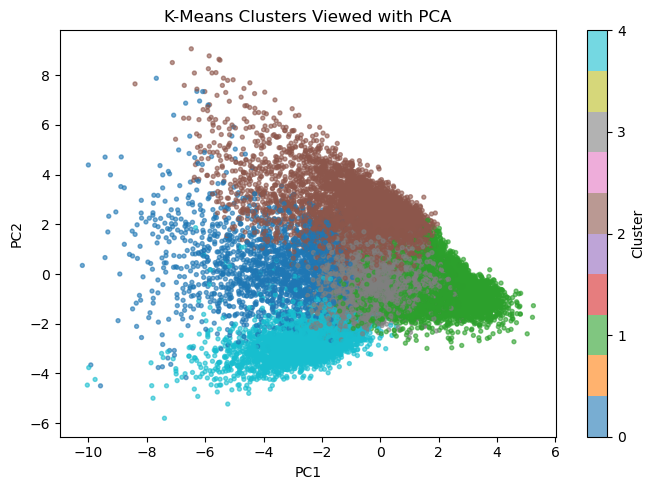
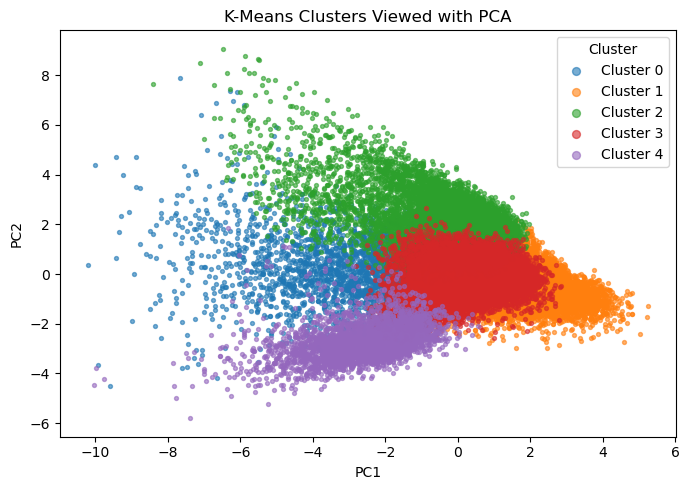
The change to this notebook cell's code, shown as a diff; its figure went from the first image to the second:
--- before
+++ after
@@ -4,17 +4,18 @@
 
 plt.figure(figsize=(7, 5))
-scatter = plt.scatter(
-    pca_components[:, 0],
-    pca_components[:, 1],
-    c=final_labels,
-    cmap="tab10",
-    s=8,
-    alpha=0.6,
-)
+for cluster in cluster_ticks:
+    cluster_mask = final_labels == cluster
+    plt.scatter(
+        pca_components[cluster_mask, 0],
+        pca_components[cluster_mask, 1],
+        color=plt.cm.tab10(int(cluster)),
+        label=f"Cluster {cluster}",
+        s=8,
+        alpha=0.6,
+    )
 plt.xlabel("PC1")
 plt.ylabel("PC2")
 plt.title("K-Means Clusters Viewed with PCA")
-colorbar = plt.colorbar(scatter, ticks=cluster_ticks)
-colorbar.set_label("Cluster")
+plt.legend(title="Cluster", markerscale=2, frameon=True)
 plt.tight_layout()
 plt.savefig("outputs/figures/kmeans_pca_clusters.png", dpi=150)

Commit: Replace cluster colorbars with legends in K-Means plots